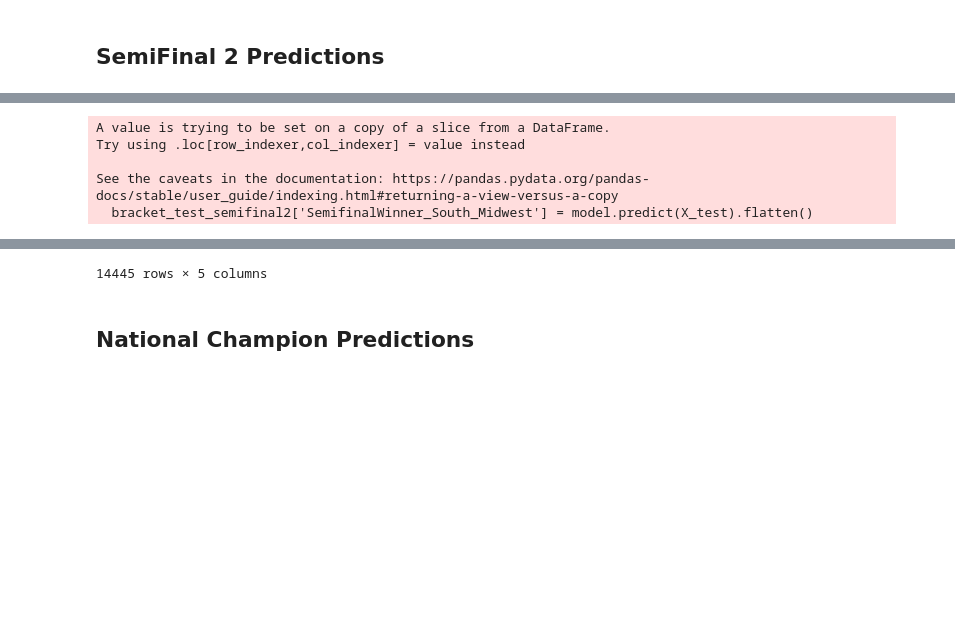
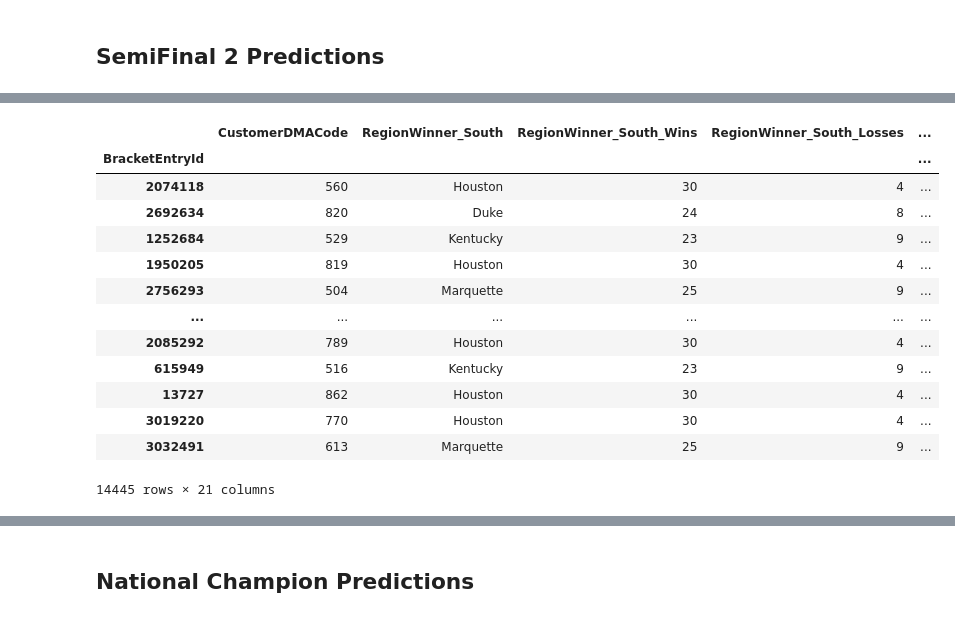
Before and after one commit to Vishnuanand77/Crossroads-Classic-Analytics-Challenge-Learning-Machine, a Jupyter notebook: Catboost.ipynb, the cells around one changed output, grey strips where cells are left out. Drawn from its saved outputs; the diff is of its cells as text; code cells hidden in the pictures; blank space fills up the shorter version.

Commit message:
Implemented random forest for semifinal 2

```diff
--- a/Catboost.ipynb
+++ b/Catboost.ipynb
@@ -18,7 +21,7 @@ bracket_training.head()
 | 3 | 3 | 28833 | NaN | 78218 | 29.4969 | ... |
 | 4 | 4 | 37899 | NaN | 14212 | 42.8946 | ... |
 # %%
-institutions = pd.read_csv('institutions.csv')
+institutions = pd.read_csv('CCAC 2025 - Institutions.csv')
 institutions.head()
 # %% [output]
 |  | InstitutionID | InstitutionName | InstitutionNickname | InstitutionAbbreviation | InstitutionCity | ... |
@@ -410,9 +535,18 @@ See the caveats in the documentation: https://pandas.pydata.org/pandas-docs/stab
 # %%
-bracket_test_semifinal2['SemifinalWinner_South_Midwest'] = model.predict(X_test).flatten()
+bracket_test_semifinal2['SemifinalWinner_South_Midwest'] = best_model.predict(X_test).flatten()
 bracket_test_semifinal2
 # %% [output]
+|  | CustomerDMACode | RegionWinner_South | RegionWinner_South_Wins | RegionWinner_South_Losses | ... |
+| BracketEntryId |  |  |  |  | ... |
+| 2074118 | 560 | Houston | 30 | 4 | ... |
+| 2692634 | 820 | Duke | 24 | 8 | ... |
+| 1252684 | 529 | Kentucky | 23 | 9 | ... |
+| 1950205 | 819 | Houston | 30 | 4 | ... |
+| 2756293 | 504 | Marquette | 25 | 9 | ... |
+| ... | ... | ... | ... | ... | ... |
+| 2085292 | 789 | Houston | 30 | 4 | ... |
+| 615949 | 516 | Kentucky | 23 | 9 | ... |
+| 13727 | 862 | Houston | 30 | 4 | ... |
+| 3019220 | 770 | Houston | 30 | 4 | ... |
+| 3032491 | 613 | Marquette | 25 | 9 | ... |
-A value is trying to be set on a copy of a slice from a DataFrame.
-Try using .loc[row_indexer,col_indexer] = value instead
-
-See the caveats in the documentation: https://pandas.pydata.org/pandas-docs/stable/user_guide/indexing.html#returning-a-view-versus-a-copy
-  bracket_test_semifinal2['SemifinalWinner_South_Midwest'] = model.predict(X_test).flatten()
+14445 rows × 21 columns
@@ -432,4 +553,3 @@ See the caveats in the documentation: https://pandas.pydata.org/pandas-docs/stab
-14445 rows × 5 columns
 # %% [markdown]
 ## National Champion Predictions
 # %%
```
Also changed, not shown: parts of 21 cells of this notebook.
